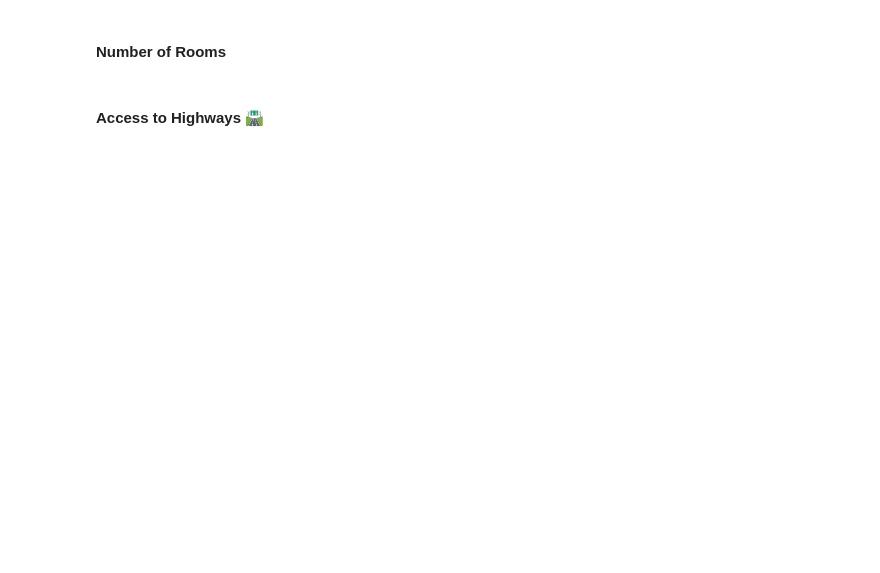
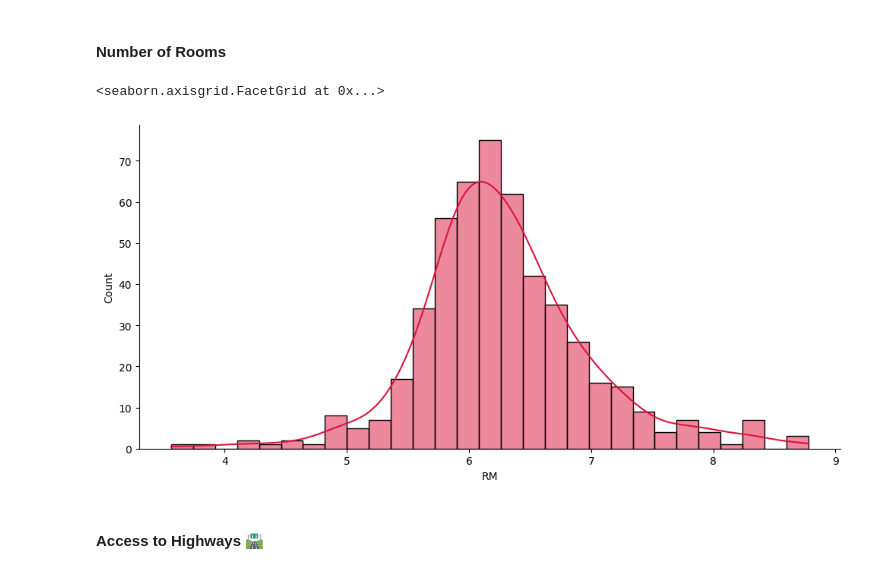
Before and after one commit to TahaThinks/DataScienceProjects2024, a Jupyter notebook: Multivariable_Regression_and_Valuation_Model_(start).ipynb, the cells around one changed output. Cells and saved outputs as stored; diff of their text form; code cells hidden in the pictures; blank space fills up the shorter version.

```diff
--- a/Multivariable_Regression_and_Valuation_Model_(start).ipynb
+++ b/Multivariable_Regression_and_Valuation_Model_(start).ipynb
@@ -124,4 +172,9 @@ What do you notice in the distributions of the data?
 # %% [markdown]
 #### Number of Rooms
+# %%
+sns.displot(data=data, x="RM", kde=True, color='crimson', aspect=2)
+# %% [output]
+<seaborn.axisgrid.FacetGrid at 0x...>
+[figure, added]
 # %% [markdown]
 #### Access to Highways 🛣
```
Also changed, not shown: parts of 14 cells of this notebook.
